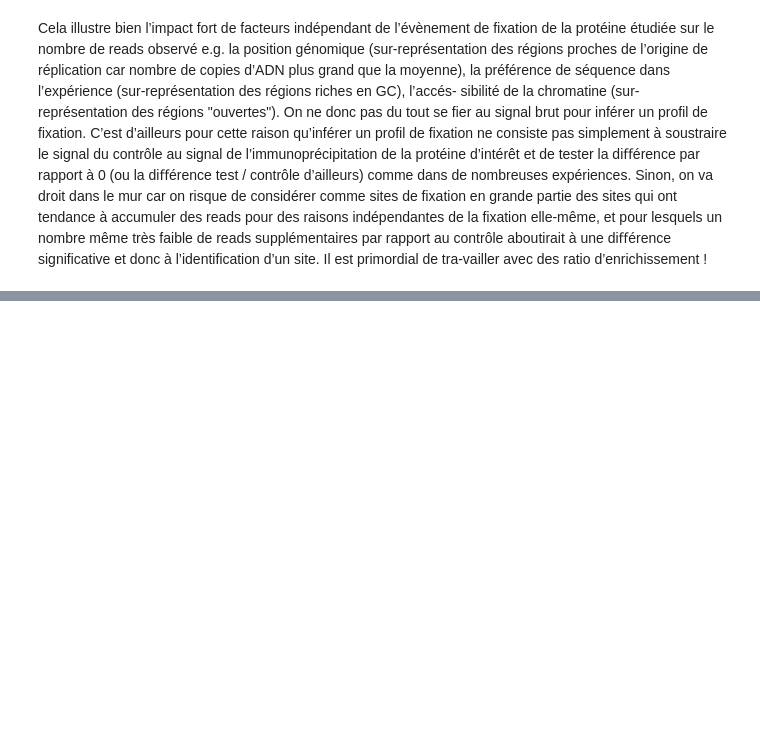
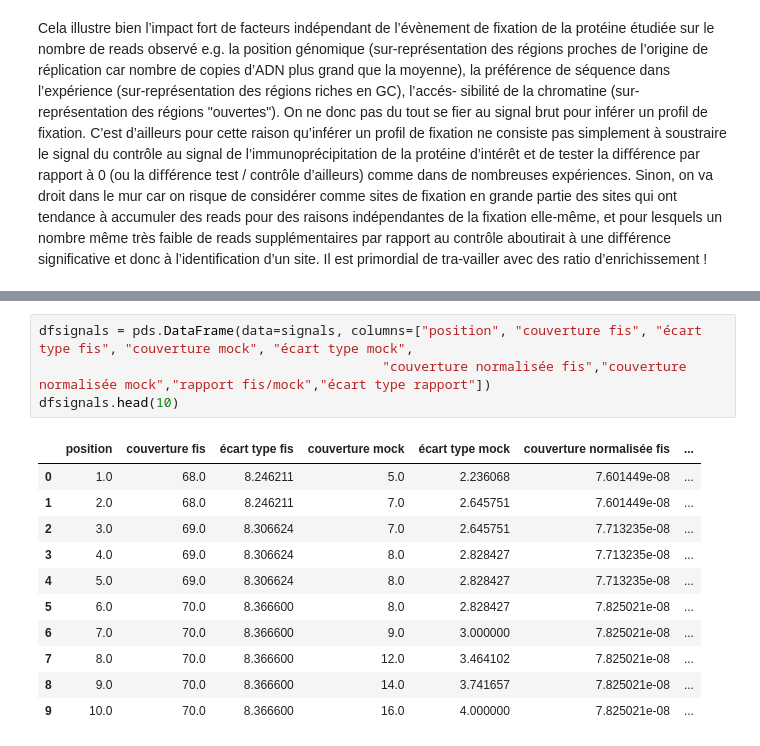
Before and after one commit to neonicoo/TP_ChIP-Seq_4BiM, a Jupyter notebook: TP_ChIP-Seq_4BiM.ipynb, the cells around one changed output, grey strips where cells are left out. Drawn from its saved outputs; the diff is of its cells as text; blank space fills up the shorter version.

```diff
--- a/TP_ChIP-Seq_4BiM.ipynb
+++ b/TP_ChIP-Seq_4BiM.ipynb
@@ -204,0 +302,16 @@ Cela illustre bien l’impact fort de facteurs indépendant de l’évènement d
+# %%
+dfsignals = pds.DataFrame(data=signals, columns=["position", "couverture fis", "écart type fis", "couverture mock", "écart type mock",
+                                            "couverture normalisée fis","couverture normalisée mock","rapport fis/mock","écart type rapport"])
+dfsignals.head(10)
+# %% [output]
+|  | position | couverture fis | écart type fis | couverture mock | écart type mock | couverture normalisée fis | ... |
+| 0 | 1.0 | 68.0 | 8.246211 | 5.0 | 2.236068 | 7.601449e-08 | ... |
+| 1 | 2.0 | 68.0 | 8.246211 | 7.0 | 2.645751 | 7.601449e-08 | ... |
+| 2 | 3.0 | 69.0 | 8.306624 | 7.0 | 2.645751 | 7.713235e-08 | ... |
+| 3 | 4.0 | 69.0 | 8.306624 | 8.0 | 2.828427 | 7.713235e-08 | ... |
+| 4 | 5.0 | 69.0 | 8.306624 | 8.0 | 2.828427 | 7.713235e-08 | ... |
+| 5 | 6.0 | 70.0 | 8.366600 | 8.0 | 2.828427 | 7.825021e-08 | ... |
+| 6 | 7.0 | 70.0 | 8.366600 | 9.0 | 3.000000 | 7.825021e-08 | ... |
+| 7 | 8.0 | 70.0 | 8.366600 | 12.0 | 3.464102 | 7.825021e-08 | ... |
+| 8 | 9.0 | 70.0 | 8.366600 | 14.0 | 3.741657 | 7.825021e-08 | ... |
+| 9 | 10.0 | 70.0 | 8.366600 | 16.0 | 4.000000 | 7.825021e-08 | ... |
```
Also changed, not shown: parts of 23 cells of this notebook.
